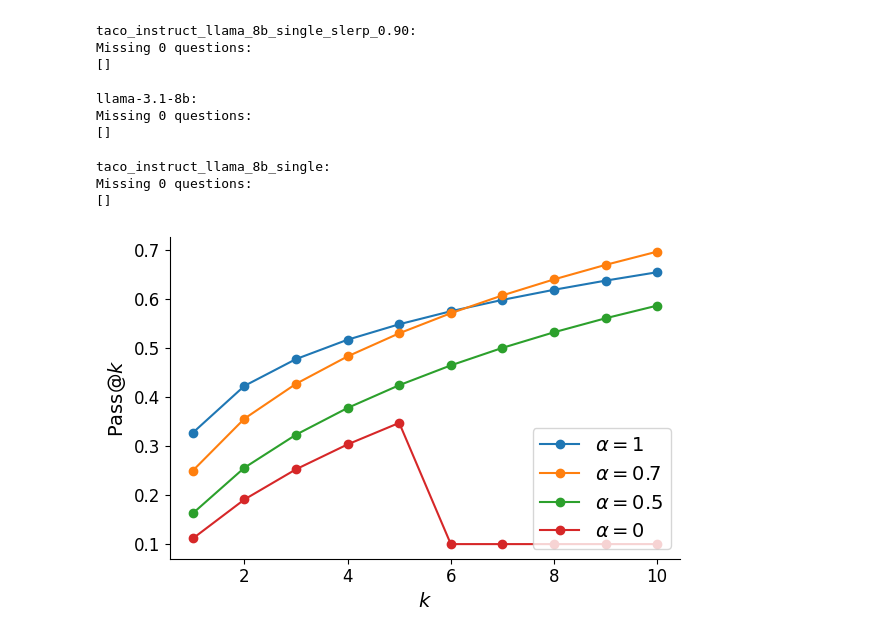
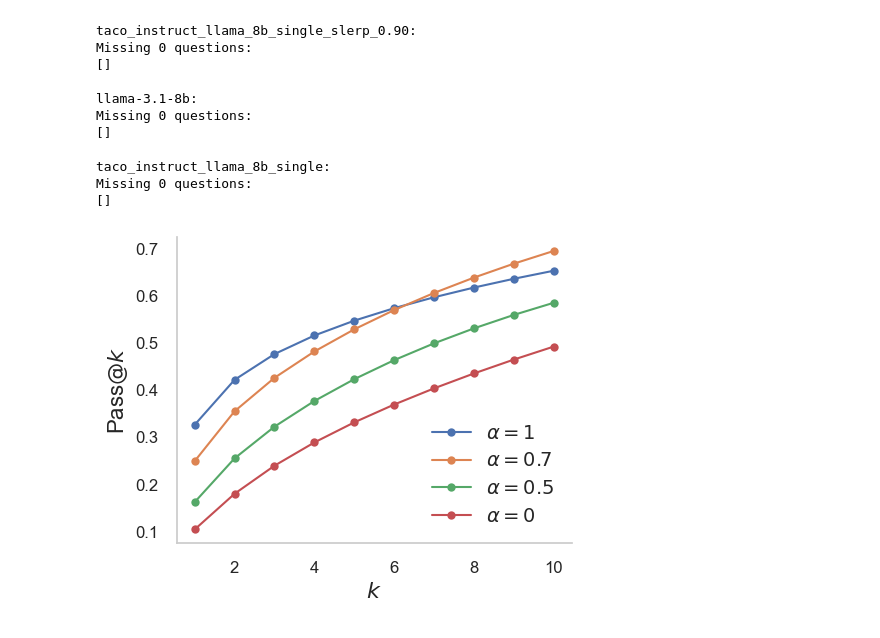
Before and after one commit to vminvsky/messi-thinking, a Jupyter notebook: analysis/correctness.ipynb, the cells around one changed output. Drawn from its saved outputs; the diff is of its cells as text; code cells hidden in the pictures.

```diff
--- a/analysis/correctness.ipynb
+++ b/analysis/correctness.ipynb
@@ -168,6 +188,12 @@ import seaborn as sns
 
 # Set the style and LaTeX rendering
 plt.style.use('seaborn-v0_8')
+sns.set_theme(style='whitegrid')
+
+
+
+
+
 # plt.rcParams.update({
 #     "text.usetex": True,
 #     "font.family": "serif",
@@ -225,8 +251,8 @@ ax.grid(False)
 ax.set_facecolor('white')
 
 # Customize the plot
-plt.xlabel('Model', fontsize=14)
-plt.ylabel('Completion Rate', fontsize=14)
+plt.xlabel('Model', fontsize=15)
+plt.ylabel('Completion Rate', fontsize=15)
 
 # Rotate x-axis labels for better readability
 plt.xticks(rotation=45, ha='right')
@@ -234,13 +260,17 @@ plt.xticks(rotation=45, ha='right')
 # Add value labels on top of each bar
 for container in ax.containers:
     if type(container).__name__ == 'BarContainer':  # Only label the bars
-        ax.bar_label(container, fmt='%.3f', padding=12)
+        ax.bar_label(container, fmt='%.3f', padding=13)
 
 # Adjust legend
 plt.legend(bbox_to_anchor=(0.99, 1.01), loc='upper right')
 
 # # Adjust layout to prevent label cutoff
 # plt.tight_layout()
+plt.gca().spines['top'].set_visible(False)
+plt.gca().spines['right'].set_visible(False)
+plt.gca().spines['left'].set_visible(False)
+plt.tick_params(axis='both', which='both', labelsize=12)
 
 # Save and show the plot
 plt.savefig('correctness_plot.pdf', bbox_inches='tight')
@@ -323,39 +353,40 @@ def estimate_pass_at_k(num_samples, num_correct, k):
         return 1.0 - np.prod(1.0 - k / np.arange(n - c + 1, n + 1))
 
     if isinstance(num_samples, int):
         num_samples_it = itertools.repeat(num_samples, len(num_correct))
     else:
         assert len(num_samples) == len(num_correct)
         num_samples_it = iter(num_samples)
 
     return np.array([estimator(int(n), int(c), k) for n, c in zip(num_samples_it, num_correct)])
 
 # Define k values to evaluate
 k_values = range(1, df.groupby('question_num')['sample_num'].nunique().min() + 1)
 
 # Plot settings
-plt.figure(figsize=(6, 4))
+plt.figure(figsize=(5, 4))
 sorted_models = sorted(df['model_path'].unique(), key=lambda x: name_mapping.get(x, x), reverse=True)
 
 # Calculate and plot pass@k for each model
 for model_name in sorted_models:
-    if model_name == 'llama-3.1-8b':
-        pass_rates = calculate_pass_at_k(df, model_name, range(1, 6))
-        pass_rates =  pass_rates + [0.1,0.1,0.1,0.1,0.1]
-    else:
-        pass_rates = calculate_pass_at_k(df, model_name, k_values)
+    # if model_name == 'llama-3.1-8b':
+    #     pass_rates = calculate_pass_at_k(df, model_name, range(1, 6))
+    #     pass_rates =  pass_rates + [0.1,0.1,0.1,0.1,0.1]
+    # else:
+    pass_rates = calculate_pass_at_k(df, model_name, k_values)
     plt.plot(k_values, pass_rates, marker='o', label=name_mapping.get(model_name, model_name))
 
-plt.xlabel('$k$', fontsize=14)
-plt.ylabel('Pass$@k$', fontsize=14)
+plt.xlabel('$k$', fontsize=16)
+plt.ylabel('Pass$@k$', fontsize=16)
 # plt.title('Pass@k for Different Models')
 plt.legend(loc='lower right', fontsize=14)
 plt.tight_layout()
+plt.grid(False)
 # remove spines
 plt.tick_params(axis='both', which='both', labelsize=12)
 plt.gca().spines['top'].set_visible(False)
 plt.gca().spines['right'].set_visible(False)
 plt.savefig('pass_at_k.pdf', bbox_inches='tight', dpi=300)
 plt.show()
 # %% [output]
-[figure, old version]
+[figure, new version]
```
Also changed, not shown: parts of 12 cells of this notebook, 14 other files.
